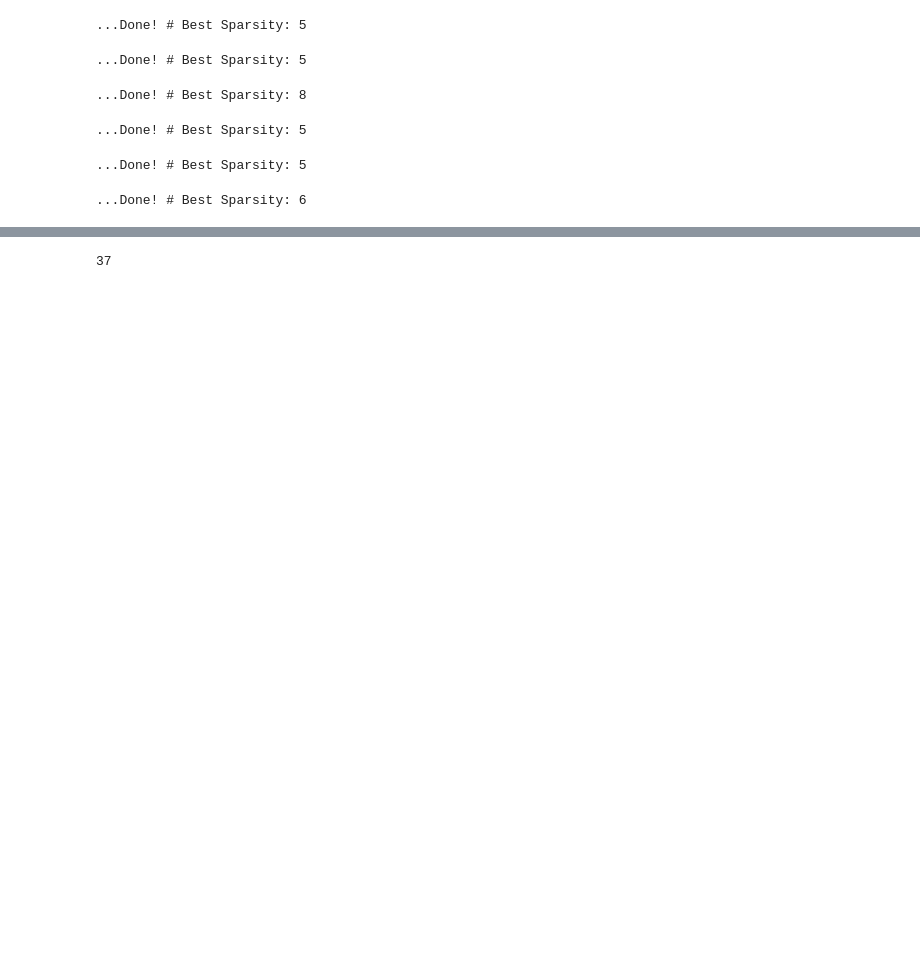
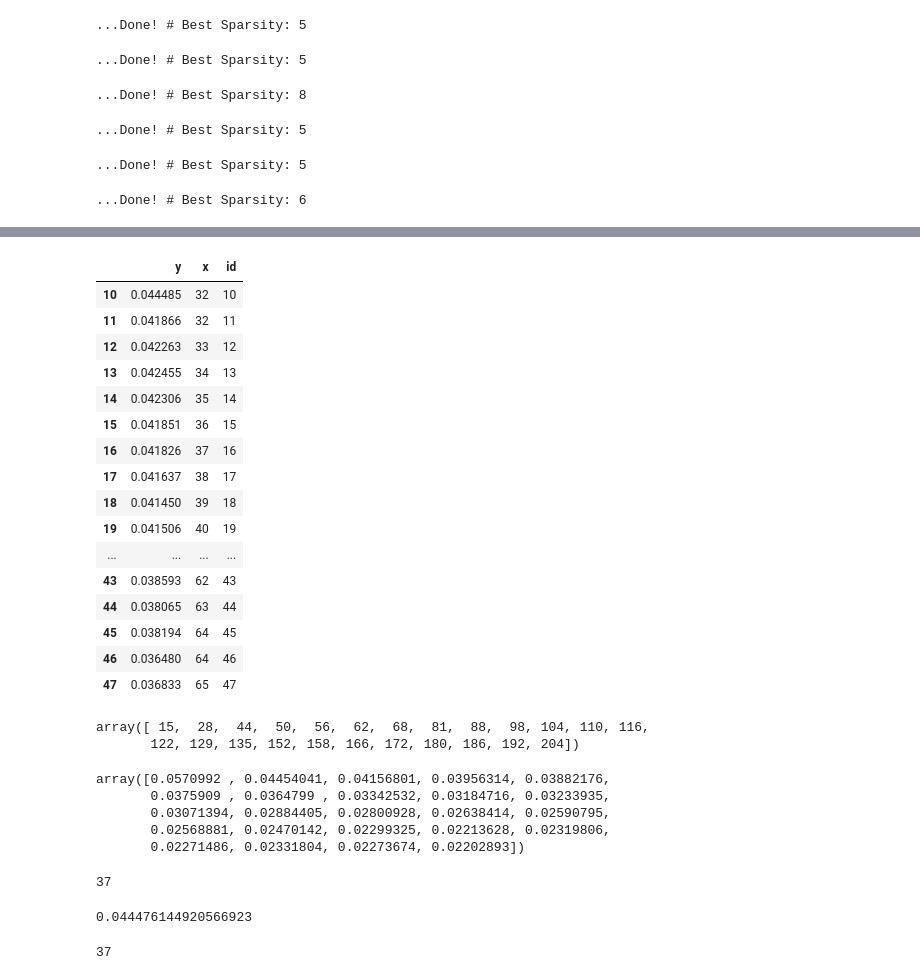
Before and after one commit to Engrima18/TSP-DictionaryLearning, a Jupyter notebook: tmp_coloring.ipynb, the cells around one changed output, grey strips where cells are left out. Saved outputs shown, nothing was run; the diff lists cells and outputs as text; code cells hidden in the pictures; blank space fills up the shorter version.

```diff
--- a/tmp_coloring.ipynb
+++ b/tmp_coloring.ipynb
@@ -569,3 +882,44 @@ array([[1., 0., 0., ..., 0., 0., 0.],
+# %%
+plt_data.iloc[range(32-burn_in_iter, 70-burn_in_iter)]
+# %% [output]
+|  | y | x | id |
+| 10 | 0.044485 | 32 | 10 |
+| 11 | 0.041866 | 32 | 11 |
+| 12 | 0.042263 | 33 | 12 |
+| 13 | 0.042455 | 34 | 13 |
+| 14 | 0.042306 | 35 | 14 |
+| 15 | 0.041851 | 36 | 15 |
+| 16 | 0.041826 | 37 | 16 |
+| 17 | 0.041637 | 38 | 17 |
+| 18 | 0.041450 | 39 | 18 |
+| 19 | 0.041506 | 40 | 19 |
+| ... | ... | ... | ... |
+| 43 | 0.038593 | 62 | 43 |
+| 44 | 0.038065 | 63 | 44 |
+| 45 | 0.038194 | 64 | 45 |
+| 46 | 0.036480 | 64 | 46 |
+| 47 | 0.036833 | 65 | 47 |
+# %%
+change_points
+# %% [output]
+array([ 15,  28,  44,  50,  56,  62,  68,  81,  88,  98, 104, 110, 116,
+       122, 129, 135, 152, 158, 166, 172, 180, 186, 192, 204])
+# %%
+his[change_points]
+# %% [output]
+array([0.0570992 , 0.04454041, 0.04156801, 0.03956314, 0.03882176,
+       0.0375909 , 0.0364799 , 0.03342532, 0.03184716, 0.03233935,
+       0.03071394, 0.02884405, 0.02800928, 0.02638414, 0.02590795,
+       0.02568881, 0.02470142, 0.02299325, 0.02213628, 0.02319806,
+       0.02271486, 0.02331804, 0.02273674, 0.02202893])
+# %%
+62- 25
+# %% [output]
+37
+# %%
+history[0][-1]
+# %% [output]
+0.044476144920566923
 # %%
 sigmas.NMSE.idxmin()
 # %% [output]
```
Also changed, not shown: parts of 40 cells of this notebook, 4 other files.
